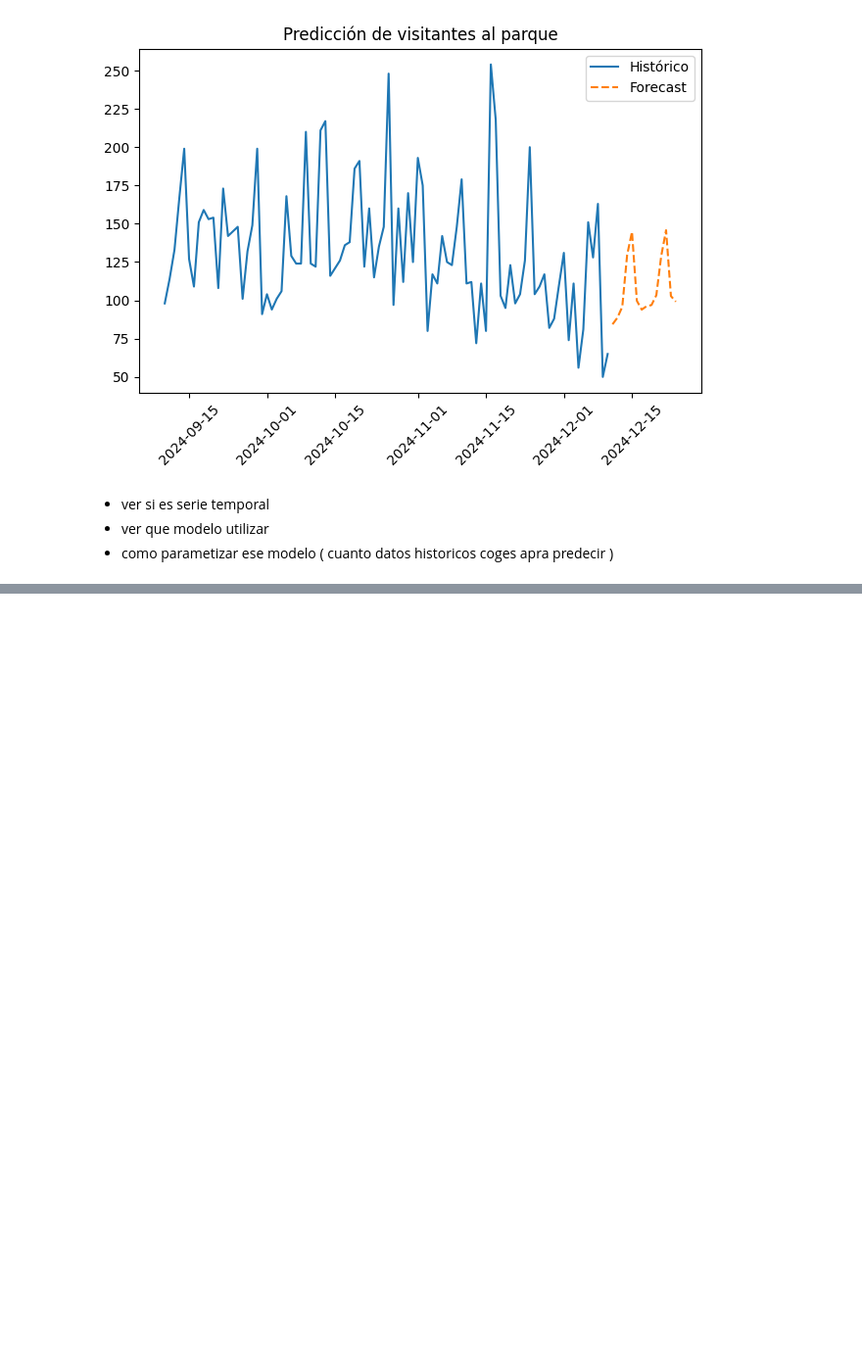
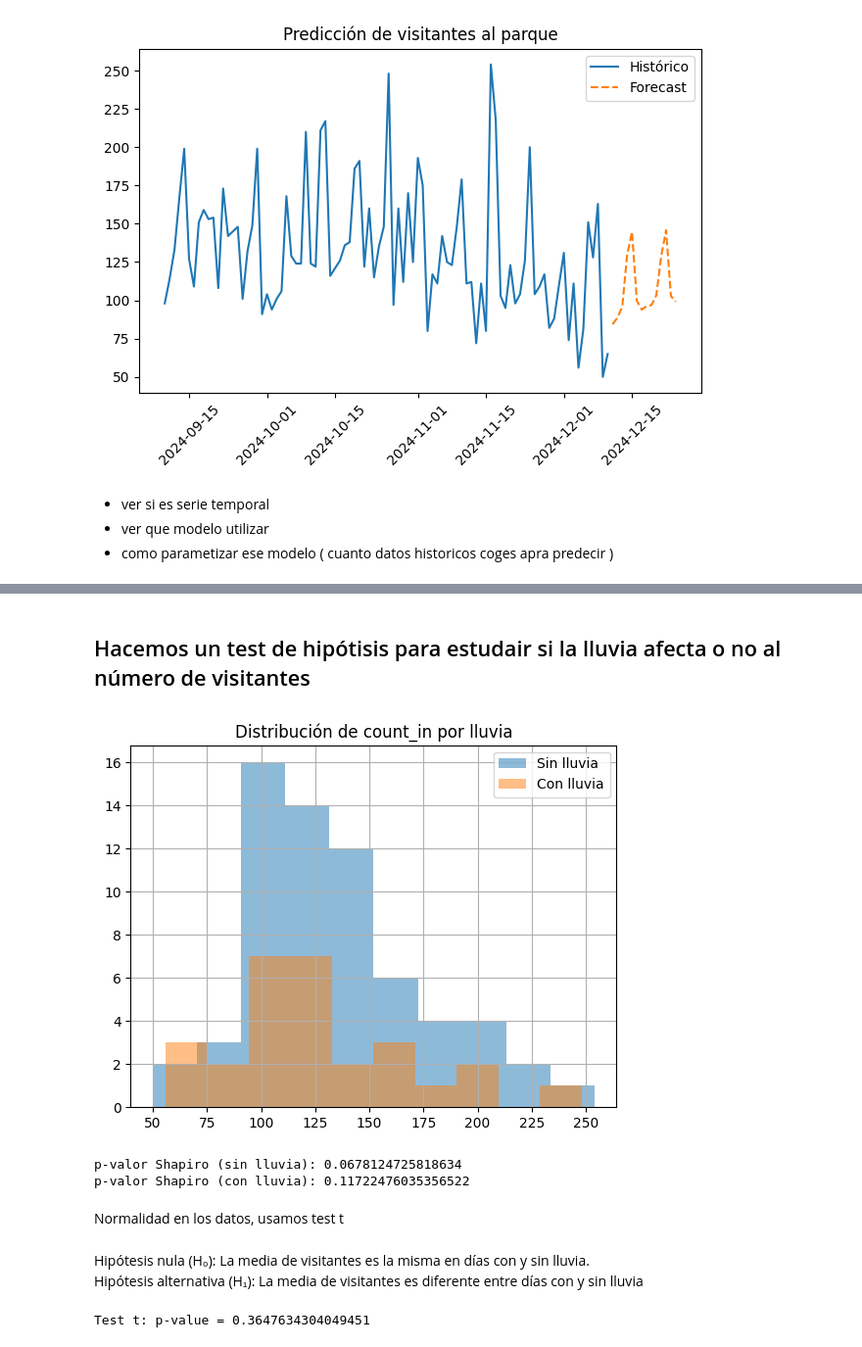
Before and after one commit to hugoloopez/NaturalParkOcuppancy, a Jupyter notebook: obtencion_tratamiento_datos.ipynb, the cells around one changed output, grey strips where cells are left out. Shown at 98% size. Saved outputs shown, nothing was run; the diff lists cells and outputs as text; code cells hidden in the pictures; blank space fills up the shorter version.

Commit message:
feat: variables dummy + test hipotesis de lluvia y fin de semana

```diff
--- a/obtencion_tratamiento_datos.ipynb
+++ b/obtencion_tratamiento_datos.ipynb
@@ -447,3 +447,17 @@ plt.show()
 - ver si es serie temporal
 - ver que modelo utilizar
 - como parametizar ese modelo ( cuanto datos historicos coges apra predecir )
+# %%
+
+
+df_dummy = df.copy()
+df_dummy['fecha'] = pd.to_datetime(df_dummy['fecha'])
+df_dummy['lluvia'] = (df_dummy['precioutacion_acumulada'] > 0).astype(int)
+df_dummy['fin_de_semana'] = df_dummy['fecha'].dt.dayofweek.isin([5, 6]).astype(int)
+
+bins = [-float('inf'), 15, 26, float('inf')]
+labels = ['fría', 'moderada', 'alta']
+
+# Crear la nueva columna categórica
+df_dummy['categoria_temperatura'] = pd.cut(df_dummy['temp_promedio'], bins=bins, labels=labels)
+df_dummy
@@ -449,0 +478,41 @@ plt.show()
+# %% [markdown]
+## Hacemos un test de hipótisis para estudair si la lluvia afecta o no al número de visitantes
+# %%
+from scipy.stats import shapiro
+import matplotlib.pyplot as plt
+
+df_dummy[df_dummy['lluvia'] == 0]['count_in'].hist(alpha=0.5, label='Sin lluvia')
+df_dummy[df_dummy['lluvia'] == 1]['count_in'].hist(alpha=0.5, label='Con lluvia')
+plt.legend()
+plt.title('Distribución de count_in por lluvia')
+plt.show()
+
+shapiro_sin = shapiro(df_dummy[df_dummy['lluvia'] == 0]['count_in'])
+shapiro_con = shapiro(df_dummy[df_dummy['lluvia'] == 1]['count_in'])
+
+print("p-valor Shapiro (sin lluvia):", shapiro_sin.pvalue)
+print("p-valor Shapiro (con lluvia):", shapiro_con.pvalue)
+# %% [output]
+[figure, added]
+p-valor Shapiro (sin lluvia): 0.0678124725818634
+p-valor Shapiro (con lluvia): 0.11722476035356522
+# %% [markdown]
+Normalidad en los datos, usamos test t
+# %% [markdown]
+Hipótesis nula (H₀): La media de visitantes es la misma en días con y sin lluvia.
+Hipótesis alternativa (H₁): La media de visitantes es diferente entre días con y sin lluvia
+# %%
+from scipy.stats import ttest_ind, mannwhitneyu
+
+
+hipo_lluvia = df_dummy[['count_in', 'lluvia']]
+
+sin_lluvia = hipo_lluvia[hipo_lluvia['lluvia'] == 0]['count_in']
+con_lluvia = hipo_lluvia[hipo_lluvia['lluvia'] == 1]['count_in']
+
+t_stat, p_val_ttest = ttest_ind(sin_lluvia, con_lluvia, equal_var=False)
+
+
+print("Test t: p-value =", p_val_ttest)
+# %% [output]
+Test t: p-value = 0.3647634304049451
```
Also changed, not shown: parts of 13 cells of this notebook.
